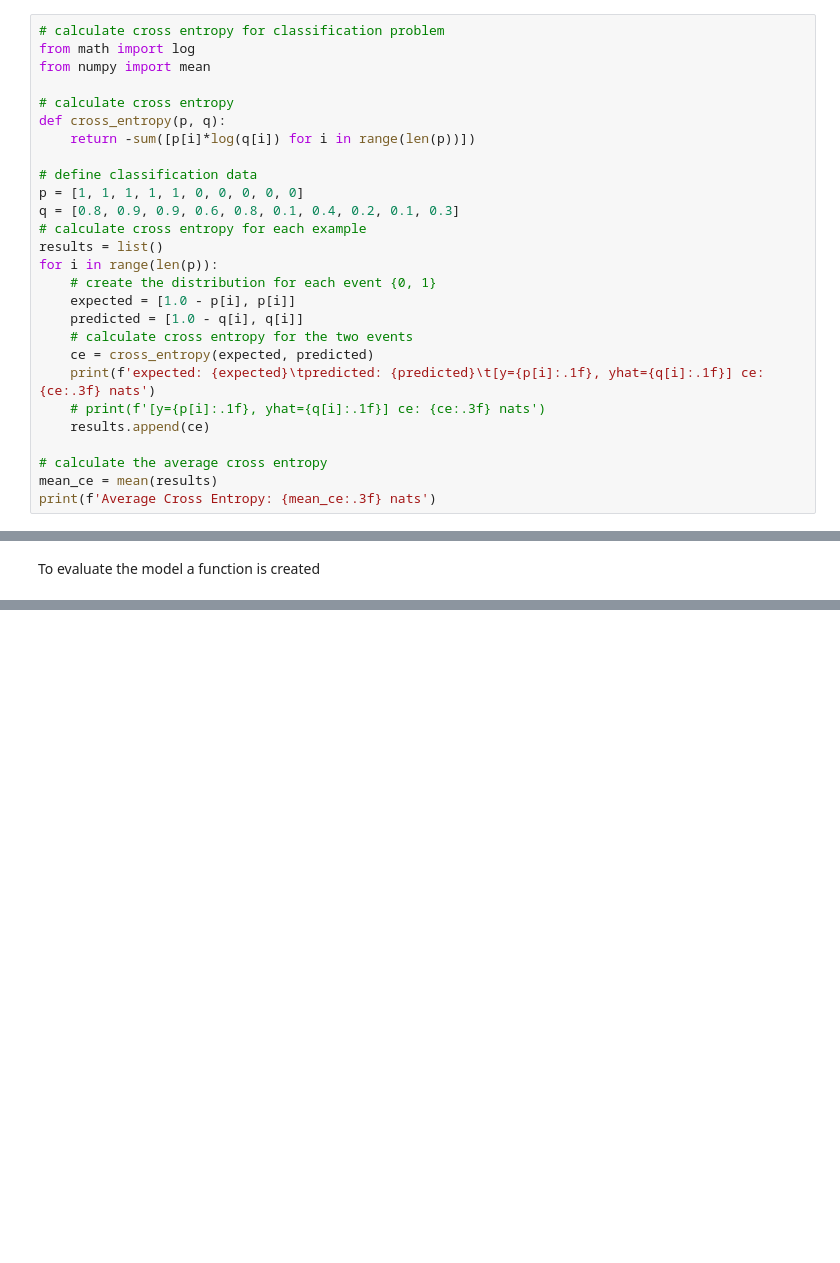
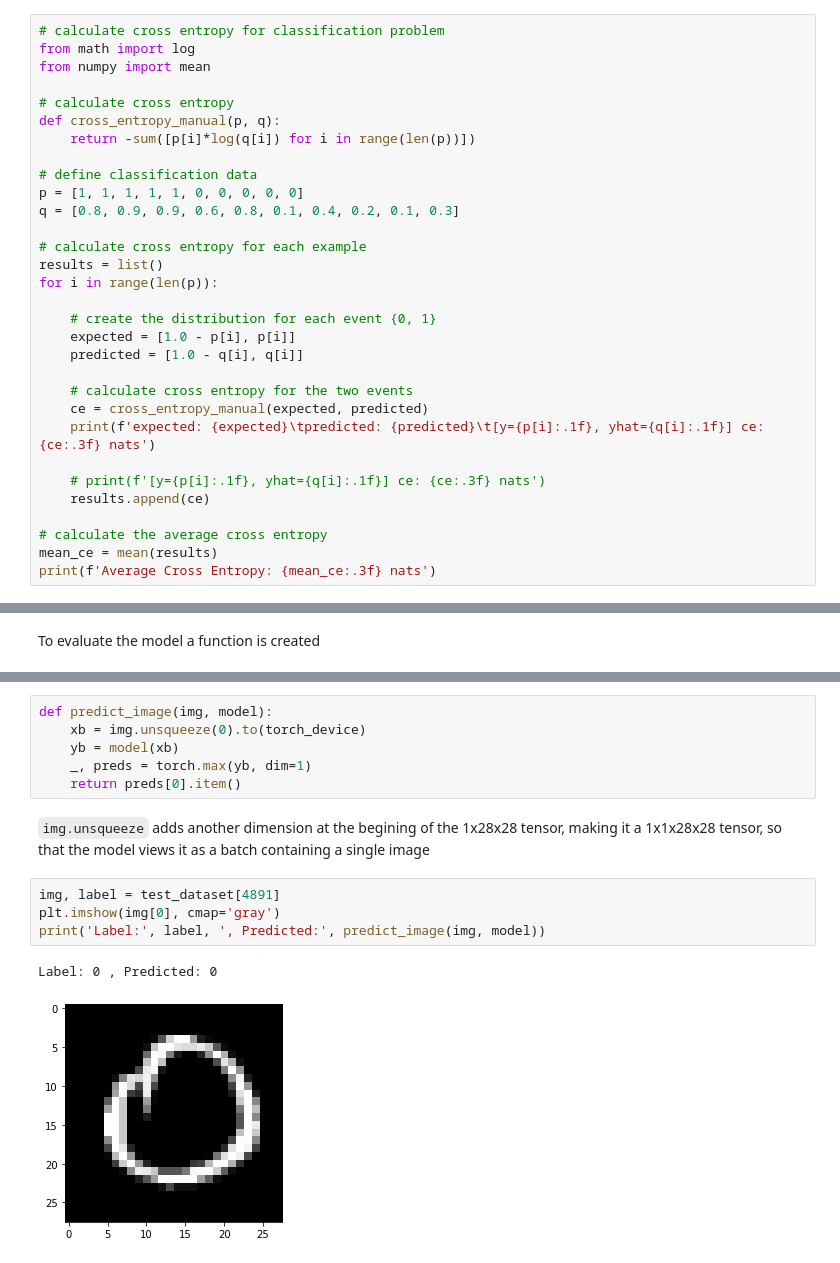
Before and after one commit to Edoch94/PyTorch-notes, a Jupyter notebook: image_classification.ipynb, the cells around one changed output, grey strips where cells are left out. Saved outputs shown, nothing was run; the diff lists cells and outputs as text; blank space fills up the shorter version.

```diff
--- a/image_classification.ipynb
+++ b/image_classification.ipynb
@@ -328,21 +340,25 @@ from math import log
 from numpy import mean
 
 # calculate cross entropy
-def cross_entropy(p, q):
+def cross_entropy_manual(p, q):
     return -sum([p[i]*log(q[i]) for i in range(len(p))])
 
 # define classification data
 p = [1, 1, 1, 1, 1, 0, 0, 0, 0, 0]
 q = [0.8, 0.9, 0.9, 0.6, 0.8, 0.1, 0.4, 0.2, 0.1, 0.3]
+
 # calculate cross entropy for each example
 results = list()
 for i in range(len(p)):
+
     # create the distribution for each event {0, 1}
     expected = [1.0 - p[i], p[i]]
     predicted = [1.0 - q[i], q[i]]
+
     # calculate cross entropy for the two events
-    ce = cross_entropy(expected, predicted)
+    ce = cross_entropy_manual(expected, predicted)
     print(f'expected: {expected}\tpredicted: {predicted}\t[y={p[i]:.1f}, yhat={q[i]:.1f}] ce: {ce:.3f} nats')
+
     # print(f'[y={p[i]:.1f}, yhat={q[i]:.1f}] ce: {ce:.3f} nats')
     results.append(ce)
 
@@ -456,0 +579,15 @@ def fit(epochs, lr, model, train_loader, val_loader, opt_func=torch.optim.SGD):
+# %%
+def predict_image(img, model):
+    xb = img.unsqueeze(0).to(torch_device)
+    yb = model(xb)
+    _, preds = torch.max(yb, dim=1)
+    return preds[0].item()
+# %% [markdown]
+`img.unsqueeze` adds another dimension at the begining of the 1x28x28 tensor, making it a 1x1x28x28 tensor, so that the model views it as a batch containing a single image
+# %%
+img, label = test_dataset[4891]
+plt.imshow(img[0], cmap='gray')
+print('Label:', label, ', Predicted:', predict_image(img, model))
+# %% [output]
+Label: 0 , Predicted: 0
+[figure, added]
```
Also changed, not shown: parts of 24 cells of this notebook.
